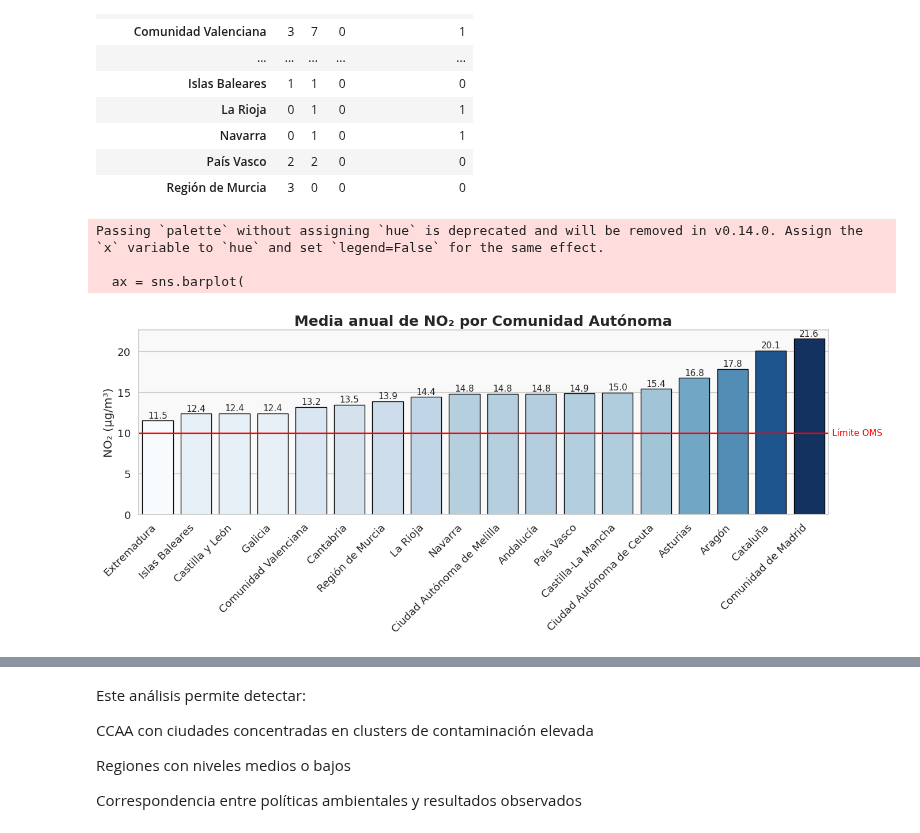
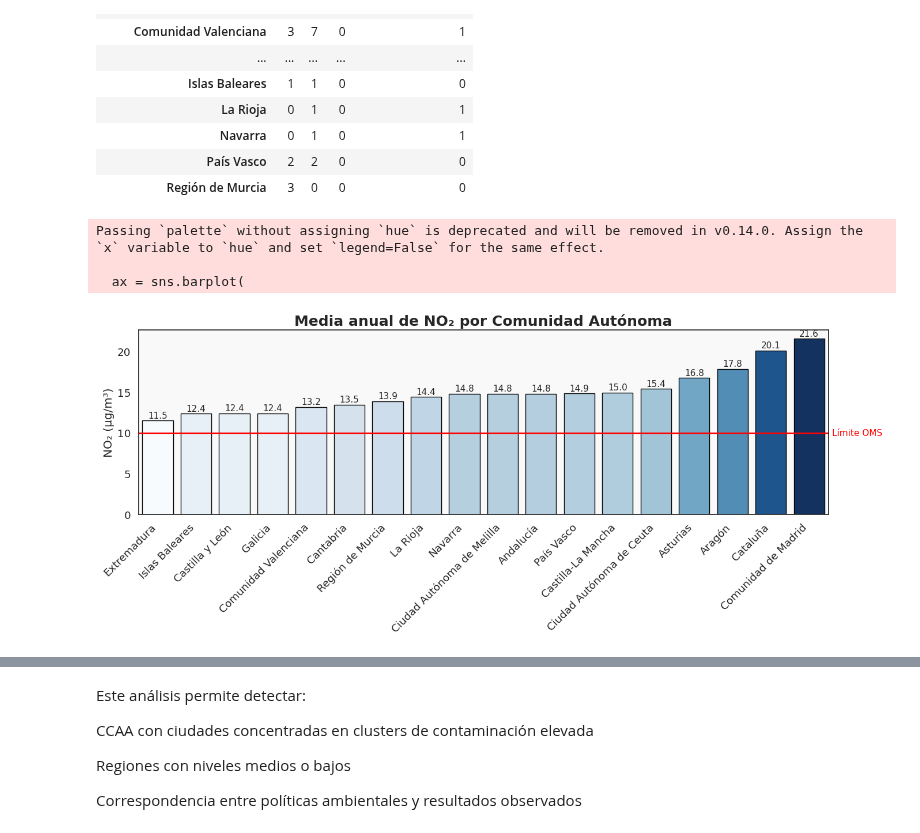
Before and after one commit to angulorojasmariaclaudia-coder/TRABAJO-FINAL-TECNICAS-DE-CIENCIAS-DE-DATOS, a Jupyter notebook: Informe_Final.ipynb, the cells around one changed output, grey strips where cells are left out. Saved outputs shown, nothing was run; the diff lists cells and outputs as text; code cells hidden in the pictures.

```diff
--- a/Informe_Final.ipynb
+++ b/Informe_Final.ipynb
@@ -822,19 +815,16 @@ cluster_por_ccaa
 | Navarra | 0 | 1 | 0 | 1 |
 | País Vasco | 2 | 2 | 0 | 0 |
 | Región de Murcia | 3 | 0 | 0 | 0 |
-# %%
-sns.set_theme(
-    style="whitegrid",
-    font_scale=1.2,
-    rc={
-        "axes.facecolor": "#f9f9f9",
-        "figure.facecolor": "white"
-    }
-)
 # %%
-# -----------------------------
-# 1. Calcular media NO2 por CCAA
-# -----------------------------
+sns.set_theme(
+    style="white",
+    font_scale=1.2,
+    rc={
+        "axes.facecolor": "#f9f9f9",
+        "figure.facecolor": "white"
+    }
+)
+
 cols_no2 = [c for c in df_final.columns if "NO2_" in c]
 df_final["NO2_ciudad"] = df_final[cols_no2].mean(axis=1)
 
@@ -845,50 +835,42 @@ no2_ccaa = (
     .reset_index()
 )
 
-# -----------------------------
-# 2. Crear paleta continua en azul según el valor
-# -----------------------------
-# Normalizamos valores para mapearlos a 0–1
 norm = (no2_ccaa["NO2_ciudad"] - no2_ccaa["NO2_ciudad"].min()) / \
        (no2_ccaa["NO2_ciudad"].max() - no2_ccaa["NO2_ciudad"].min())
 
-# Colormap azul elegante
 cmap = sns.color_palette("Blues", as_cmap=True)
-
-# Color individual para cada barra basado en el valor
 colors = [cmap(v) for v in norm]
 
-# -----------------------------
-# 3. Gráfico con Seaborn
-# -----------------------------
 plt.figure(figsize=(14,6))
 
 ax = sns.barplot(
     data=no2_ccaa,
     x="CCAA",
     y="NO2_ciudad",
     palette=colors,
     edgecolor="black"
 )
 
 # Línea OMS (10 µg/m³)
 plt.axhline(10, color="red", linestyle="-", linewidth=2)
-plt.text(len(no2_ccaa) -0.4, 9.7,"Límite OMS",
-         color="red",fontsize=11,ha="left")
+plt.text(len(no2_ccaa) - 0.4, 9.7,
+         "Límite OMS", color="red", fontsize=11, ha="left")
 
-# Etiquetas encima de cada barra
 for i, v in enumerate(no2_ccaa["NO2_ciudad"]):
     ax.text(i, v + 0.3, f"{v:.1f}", ha='center', fontsize=11)
 
 plt.title("Media anual de NO₂ por Comunidad Autónoma", fontsize=18, weight="bold")
 plt.xlabel("")
 plt.ylabel("NO₂ (µg/m³)")
 plt.xticks(rotation=45, ha="right")
+
+plt.grid(False)
+
 plt.tight_layout()
 plt.show()
 # %% [output]
 Passing `palette` without assigning `hue` is deprecated and will be removed in v0.14.0. Assign the `x` variable to `hue` and set `legend=False` for the same effect.
 
   ax = sns.barplot(
-[figure, old version]
+[figure, new version]
 # %%
```
Also changed, not shown: parts of 7 cells of this notebook.
